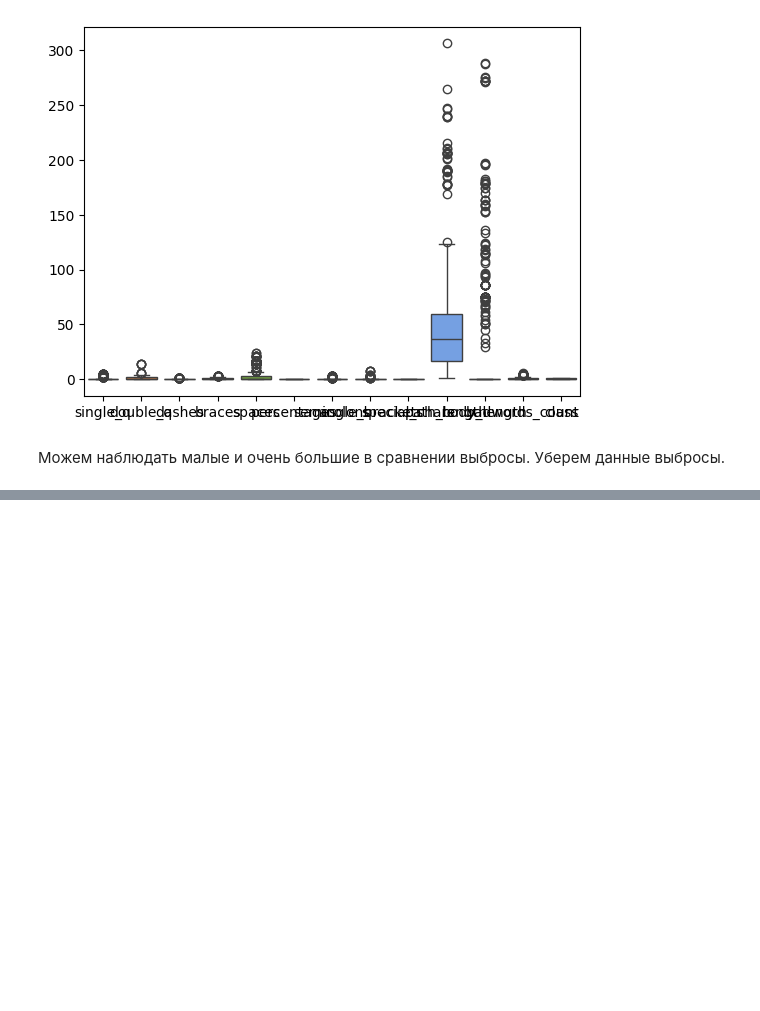
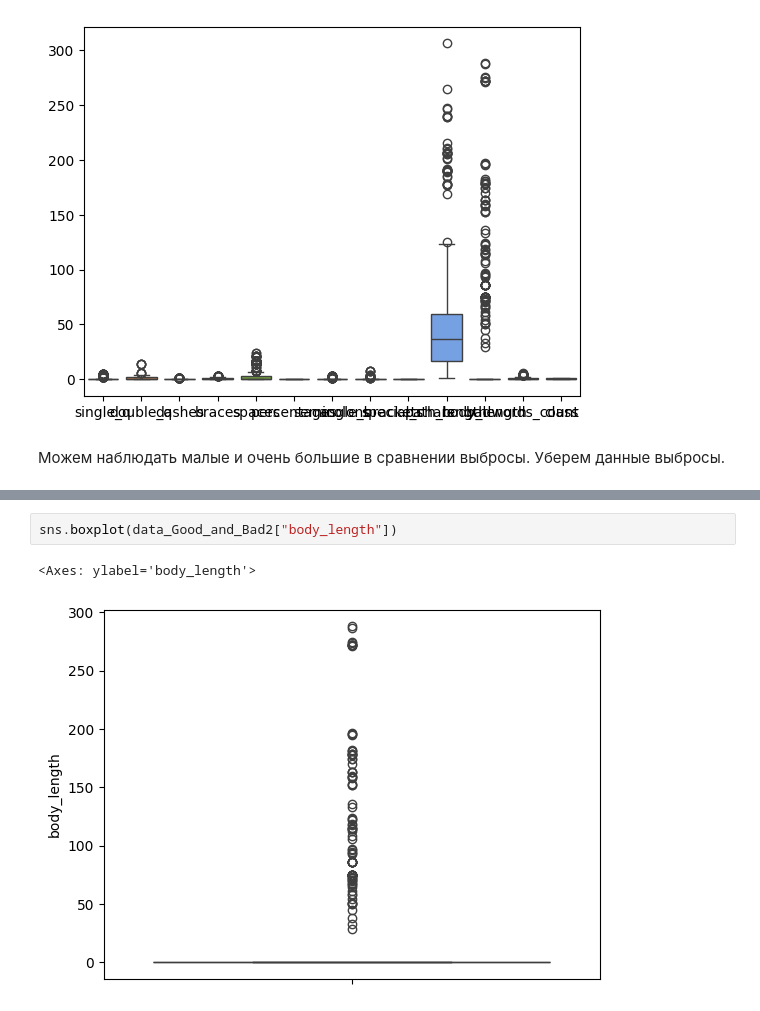
Before and after one commit to SokIvan/ML_Web_Traffic, a Jupyter notebook: ML.ipynb, the cells around one changed output, grey strips where cells are left out. Cells and saved outputs as stored; diff of their text form; blank space fills up the shorter version.

```diff
--- a/ML.ipynb
+++ b/ML.ipynb
@@ -355,0 +383,5 @@ def outliers_indices(feature):
+# %%
+sns.boxplot(data_Good_and_Bad2["body_length"])
+# %% [output]
+<Axes: ylabel='body_length'>
+[figure, added]
```
Also changed, not shown: parts of 20 cells of this notebook.
